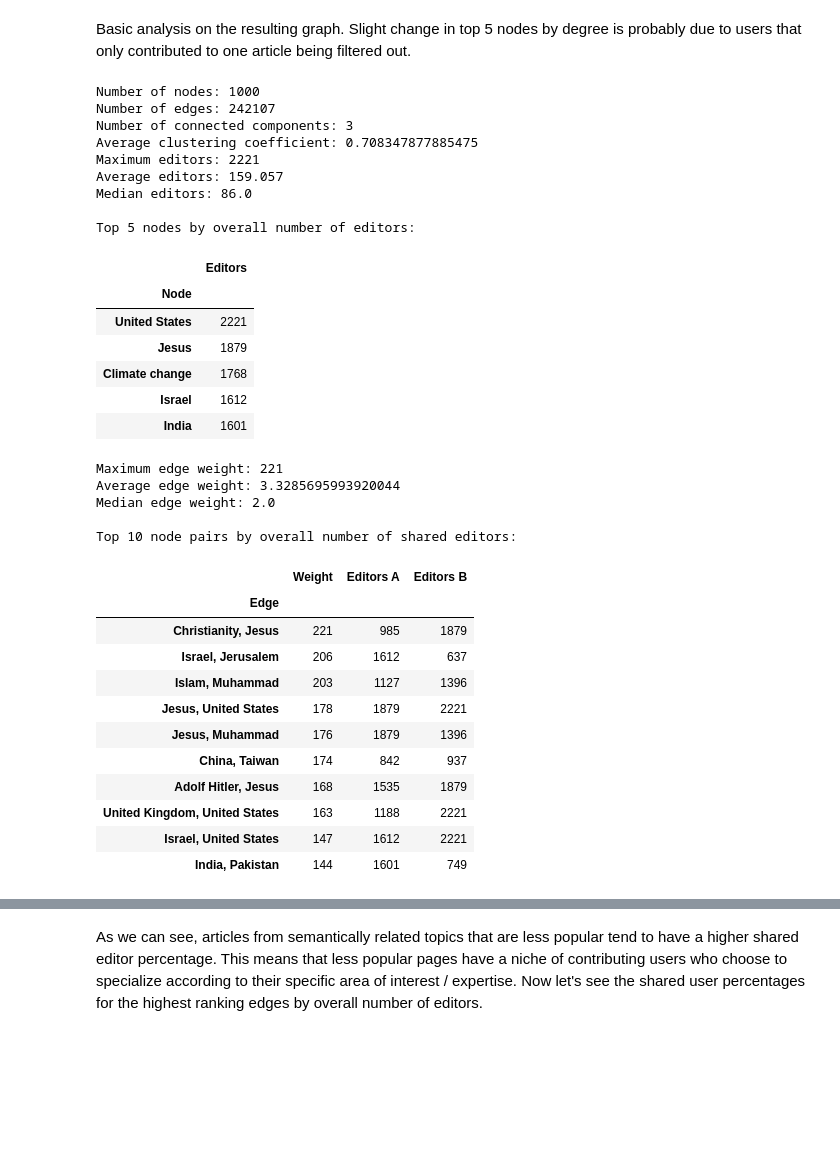
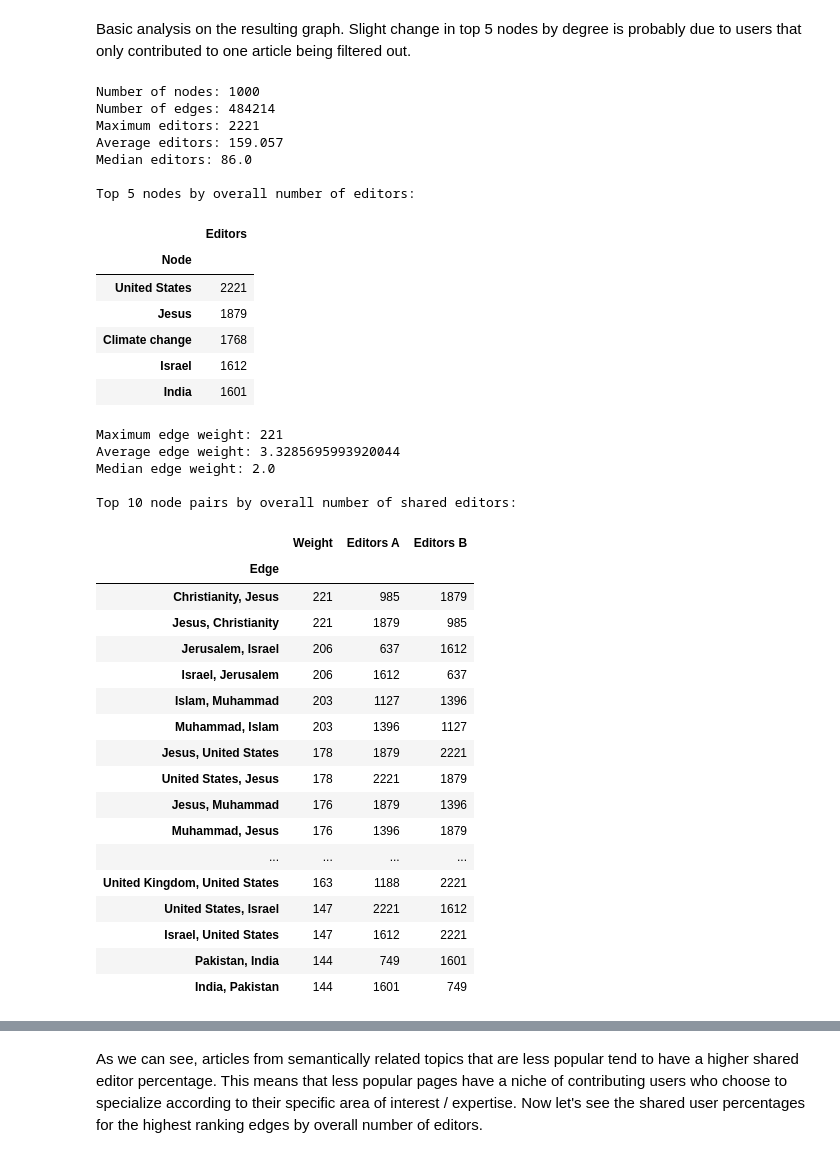
Before and after one commit to andste97/socialgraphs2023f-project, a Jupyter notebook: project/explainer_notebook.ipynb, the cells around one changed output, grey strips where cells are left out. Cells and saved outputs as stored; diff of their text form; code cells hidden in the pictures; blank space fills up the shorter version.

```diff
--- a/project/explainer_notebook.ipynb
+++ b/project/explainer_notebook.ipynb
@@ -115,8 +115,8 @@ common_editors = nx.read_graphml("weighted_article_connections.graphml")
 
 print(f"Number of nodes: {common_editors.number_of_nodes()}")
 print(f"Number of edges: {common_editors.number_of_edges()}")
-print(f"Number of connected components: {nx.number_connected_components(common_editors)}")
-print(f"Average clustering coefficient: {nx.average_clustering(common_editors)}")
+# print(f"Number of connected components: {nx.number_connected_components(common_editors)}")
+# print(f"Average clustering coefficient: {nx.average_clustering(common_editors)}")
 edge_weight_dict = nx.get_edge_attributes(common_editors, "weight")
 editors_dict = common_editors.nodes(data="editors_no")
 editors_view = pd.DataFrame(editors_dict, columns=["Node", "Editors"]).set_index("Node")
@@ -128,9 +128,7 @@ print("\nTop 5 nodes by overall number of editors:")
 editors_view.sort_values(["Editors"], ascending=False).head(5)
 # %% [output]
 Number of nodes: 1000
-Number of edges: 242107
-Number of connected components: 3
-Average clustering coefficient: 0.708347877885475
+Number of edges: 484214
 Maximum editors: 2221
 Average editors: 159.057
 Median editors: 86.0
@@ -146,31 +144,37 @@ Top 5 nodes by overall number of editors:
 # %%
 degree_a = [editors_dict[edge[0]] for edge in edge_weight_dict.keys()]
 degree_b = [editors_dict[edge[1]] for edge in edge_weight_dict.keys()]
 edges = [f"{u}, {v}" for (u, v) in edge_weight_dict.keys()]
 shared_user_df = pd.DataFrame({"Edge": edges, "Weight": edge_weight_dict.values(), "Editors A": degree_a,
                               "Editors B": degree_b}).set_index("Edge")
 print(f"Maximum edge weight: {shared_user_df.Weight.max()}")
 print(f"Average edge weight: {shared_user_df.Weight.mean()}")
 print(f"Median edge weight: {shared_user_df.Weight.median()}")
 print("\nTop 10 node pairs by overall number of shared editors:")
-most_raw_connected = shared_user_df.sort_values(["Weight"], ascending=False).head(10)
+most_raw_connected = shared_user_df.sort_values(["Weight"], ascending=False).head(20)
 most_raw_connected
 # %% [output]
 Maximum edge weight: 221
 Average edge weight: 3.3285695993920044
 Median edge weight: 2.0
 
 Top 10 node pairs by overall number of shared editors:
 |  | Weight | Editors A | Editors B |
 | Edge |  |  |  |
 | Christianity, Jesus | 221 | 985 | 1879 |
+| Jesus, Christianity | 221 | 1879 | 985 |
+| Jerusalem, Israel | 206 | 637 | 1612 |
 | Israel, Jerusalem | 206 | 1612 | 637 |
 | Islam, Muhammad | 203 | 1127 | 1396 |
+| Muhammad, Islam | 203 | 1396 | 1127 |
 | Jesus, United States | 178 | 1879 | 2221 |
+| United States, Jesus | 178 | 2221 | 1879 |
 | Jesus, Muhammad | 176 | 1879 | 1396 |
-| China, Taiwan | 174 | 842 | 937 |
-| Adolf Hitler, Jesus | 168 | 1535 | 1879 |
+| Muhammad, Jesus | 176 | 1396 | 1879 |
+| ... | ... | ... | ... |
 | United Kingdom, United States | 163 | 1188 | 2221 |
+| United States, Israel | 147 | 2221 | 1612 |
 | Israel, United States | 147 | 1612 | 2221 |
+| Pakistan, India | 144 | 749 | 1601 |
 | India, Pakistan | 144 | 1601 | 749 |
 # %% [markdown]
```
Also changed, not shown: parts of 9 cells of this notebook.
